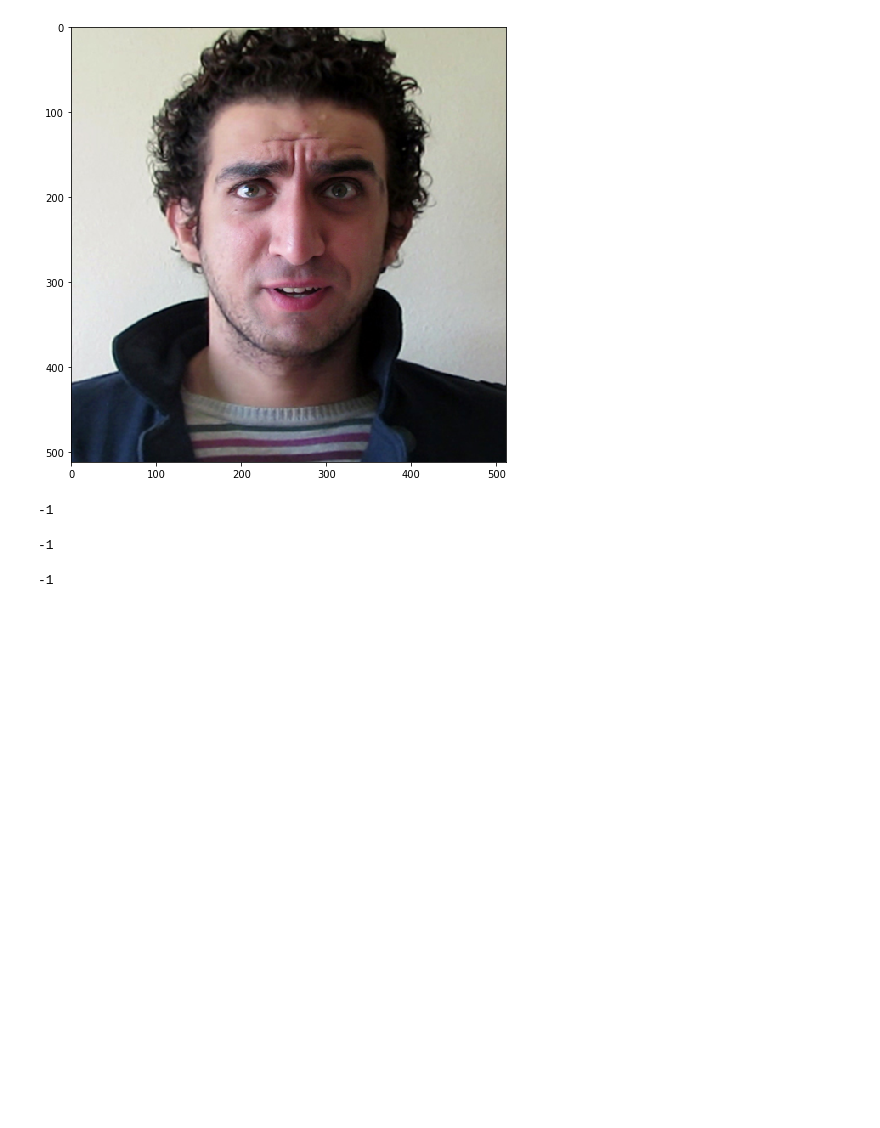
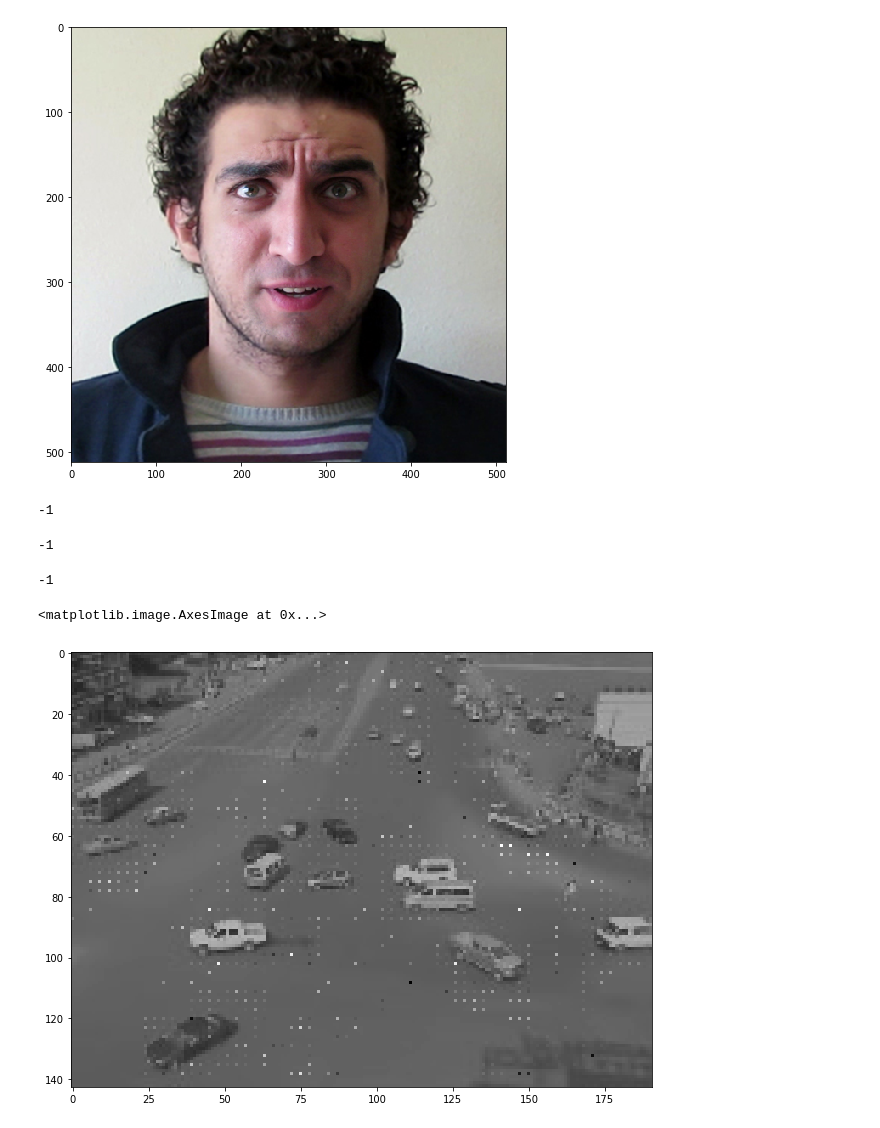
Before and after one commit to JosephGolubchik/cv_e3, a Jupyter notebook: cv_ex3.ipynb, the cells around one changed output. Saved outputs shown, nothing was run; the diff lists cells and outputs as text; code cells hidden in the pictures; blank space fills up the shorter version.

```diff
--- a/cv_ex3.ipynb
+++ b/cv_ex3.ipynb
@@ -359,0 +375,41 @@ cv2.waitKey()
+# %%
+i1 = cv2.imread('cars1.jpg',0)
+i2 = cv2.imread('cars2.jpg',0)
+
+window_size = 3
+u = np.zeros(i1.shape)
+v = np.zeros(i1.shape)
+
+xg = xGrad(i1)
+yg = yGrad(i1)
+
+for i in range(0,i1.shape[0]-window_size,window_size):
+    for j in range(0,i1.shape[1]-window_size,window_size):
+        mat1 = i1[i:i+window_size,j:j+window_size]
+        mat2 = i2[i:i+window_size,j:j+window_size]
+        ix = xg[i:i+window_size,j:j+window_size]
+        iy = yg[i:i+window_size,j:j+window_size]
+        it = i1[i:i+window_size,j:j+window_size]-i2[i:i+window_size,j:j+window_size]
+        A = np.zeros((window_size**2,2))
+        b = np.zeros((window_size**2,1))
+        for k in range(window_size**2):
+            y = int(k/window_size)
+            x = k%window_size
+            A[k,0] = ix[y,x]
+            A[k,1] = iy[y,x]
+            b[k,0] = it[y,x]
+        det = np.linalg.det(np.transpose(A).dot(A))
+        if det != 0:
+            vec = np.linalg.inv(np.transpose(A).dot(A)).dot(np.transpose(A)).dot(b)
+            u[i,j] = vec[0]
+            v[i,j] = vec[1]
+
+# vector_img = i1
+# for i in range(0,i1.shape[0],3):
+#     for j in range(0,i1.shape[1],3):
+#         vector_img = cv2.arrowedLine(vector_img,(i,j),(i-int(u[i,j]/100),j-int(v[i,j]/100)),0)
+# %%
+plt.imshow(u+i2,'gray')
+# %% [output]
+<matplotlib.image.AxesImage at 0x...>
+[figure, added]
```
Also changed, not shown: parts of 1 cell of this notebook.
